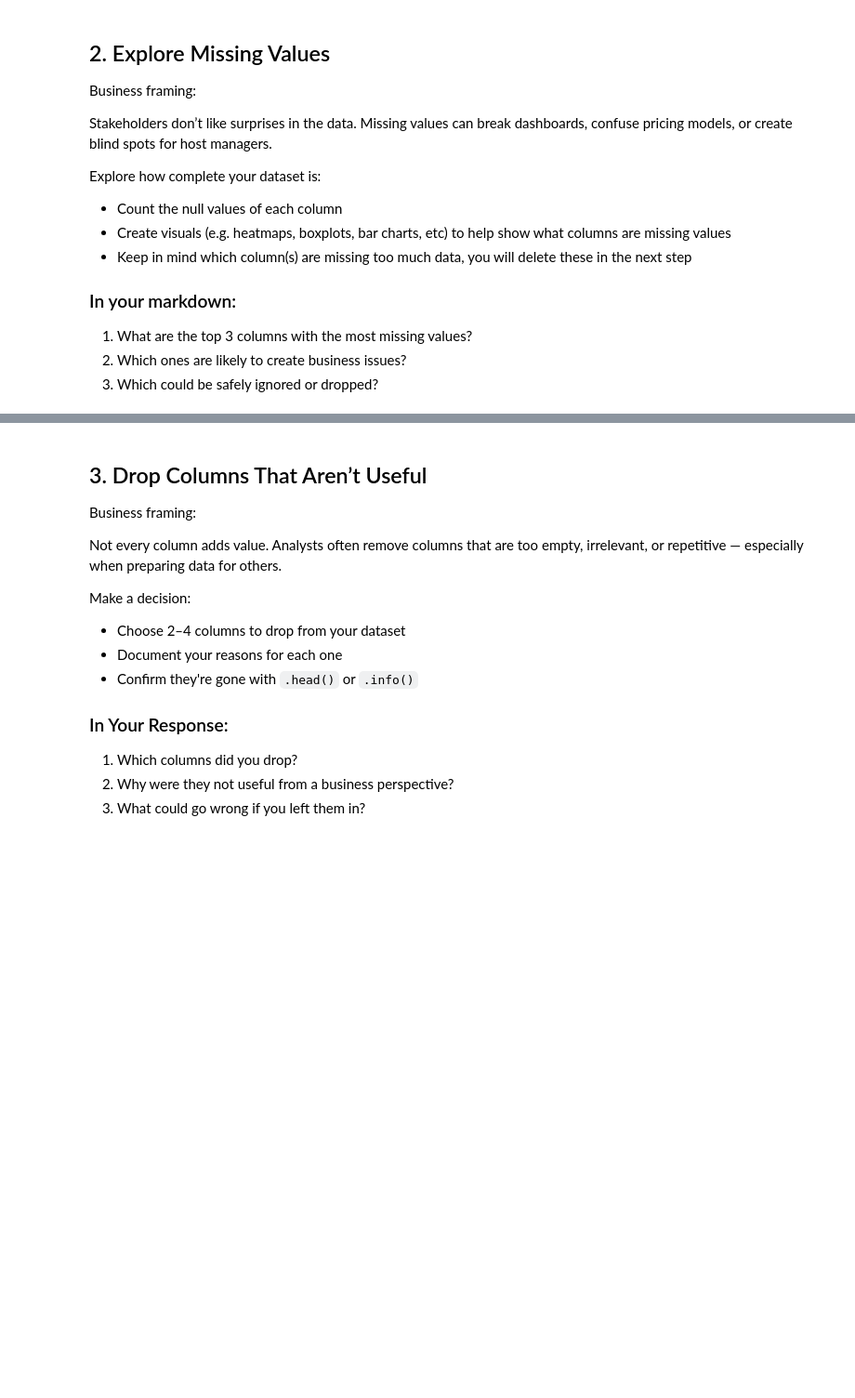
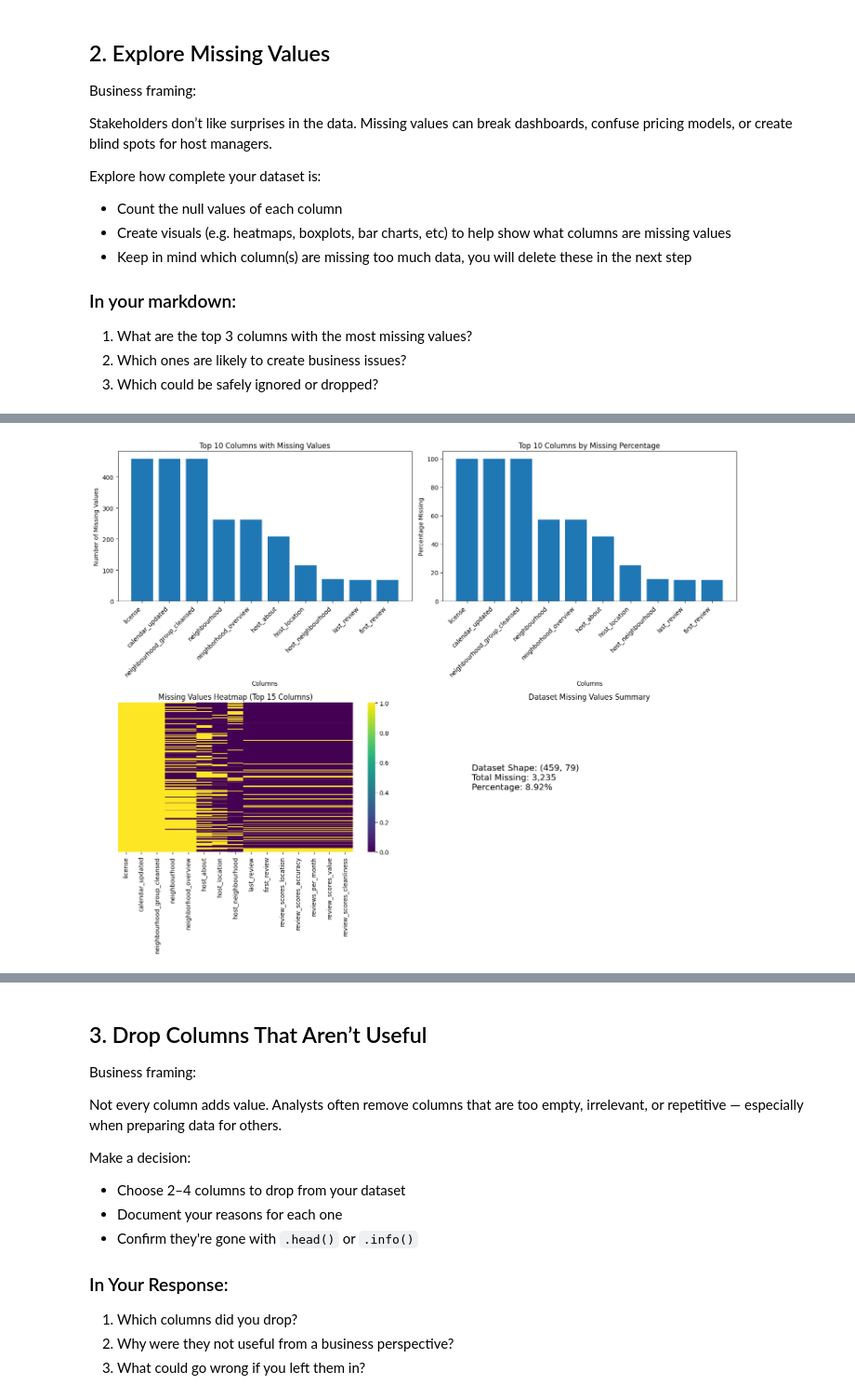
Before and after one commit to DataMiaoWH/DeepLearningExamples, a Jupyter notebook: Assignments/assignment_06_data_cleaning.ipynb, the cells around one changed output, grey strips where cells are left out. Shown at 93% size. Saved outputs shown, nothing was run; the diff lists cells and outputs as text; code cells hidden in the pictures; blank space fills up the shorter version.

```diff
--- a/Assignments/assignment_06_data_cleaning.ipynb
+++ b/Assignments/assignment_06_data_cleaning.ipynb
@@ -87,0 +79,11 @@ Explore how complete your dataset is:
+# %%
+# Add code here 🔧
+# Count missing values per column
+missing_counts = df.isnull().sum().sort_values(ascending=False)
+print("Missing values per column (top 20):")
+print(missing_counts.head(20))
+
+# Calculate percentage of missing values
+missing_percentage = (df.isnull().sum() / len(df) * 100).sort_values(ascending=False)
+print("\nPercentage of missing values (top 20):")
+print(missing_percentage.head(20))
@@ -87,0 +108,46 @@ Explore how complete your dataset is:
+# %%
+# Create visualizations for missing values
+fig, axes = plt.subplots(2, 2, figsize=(15, 12))
+
+# Bar chart of top missing columns
+top_missing = missing_counts.head(10)
+axes[0,0].bar(range(len(top_missing)), top_missing.values)
+axes[0,0].set_title('Top 10 Columns with Missing Values')
+axes[0,0].set_xlabel('Columns')
+axes[0,0].set_ylabel('Number of Missing Values')
+axes[0,0].set_xticks(range(len(top_missing)))
+axes[0,0].set_xticklabels(top_missing.index, rotation=45, ha='right')
+
+# Percentage bar chart
+top_missing_pct = missing_percentage.head(10)
+axes[0,1].bar(range(len(top_missing_pct)), top_missing_pct.values)
+axes[0,1].set_title('Top 10 Columns by Missing Percentage')
+axes[0,1].set_xlabel('Columns')
+axes[0,1].set_ylabel('Percentage Missing')
+axes[0,1].set_xticks(range(len(top_missing_pct)))
+axes[0,1].set_xticklabels(top_missing_pct.index, rotation=45, ha='right')
+
+# Heatmap of missing values for selected columns
+columns_to_show = missing_counts[missing_counts > 0].head(15).index
+missing_matrix = df[columns_to_show].isnull()
+sns.heatmap(missing_matrix, yticklabels=False, cbar=True, cmap='viridis', ax=axes[1,0])
+axes[1,0].set_title('Missing Values Heatmap (Top 15 Columns)')
+
+# Overall missing values summary
+total_cells = df.shape[0] * df.shape[1]
+total_missing = df.isnull().sum().sum()
+missing_summary = pd.DataFrame({
+    'Total Cells': [total_cells],
+    'Missing Cells': [total_missing],
+    'Percentage Missing': [total_missing/total_cells * 100]
+})
+
+axes[1,1].text(0.1, 0.5, f'Dataset Shape: {df.shape}\nTotal Missing: {total_missing:,}\nPercentage: {total_missing/total_cells*100:.2f}%',
+               fontsize=14, verticalalignment='center')
+axes[1,1].set_title('Dataset Missing Values Summary')
+axes[1,1].axis('off')
+
+plt.tight_layout()
+plt.show()
+# %% [output]
+[figure, added]
```
Also changed, not shown: parts of 24 cells of this notebook.
